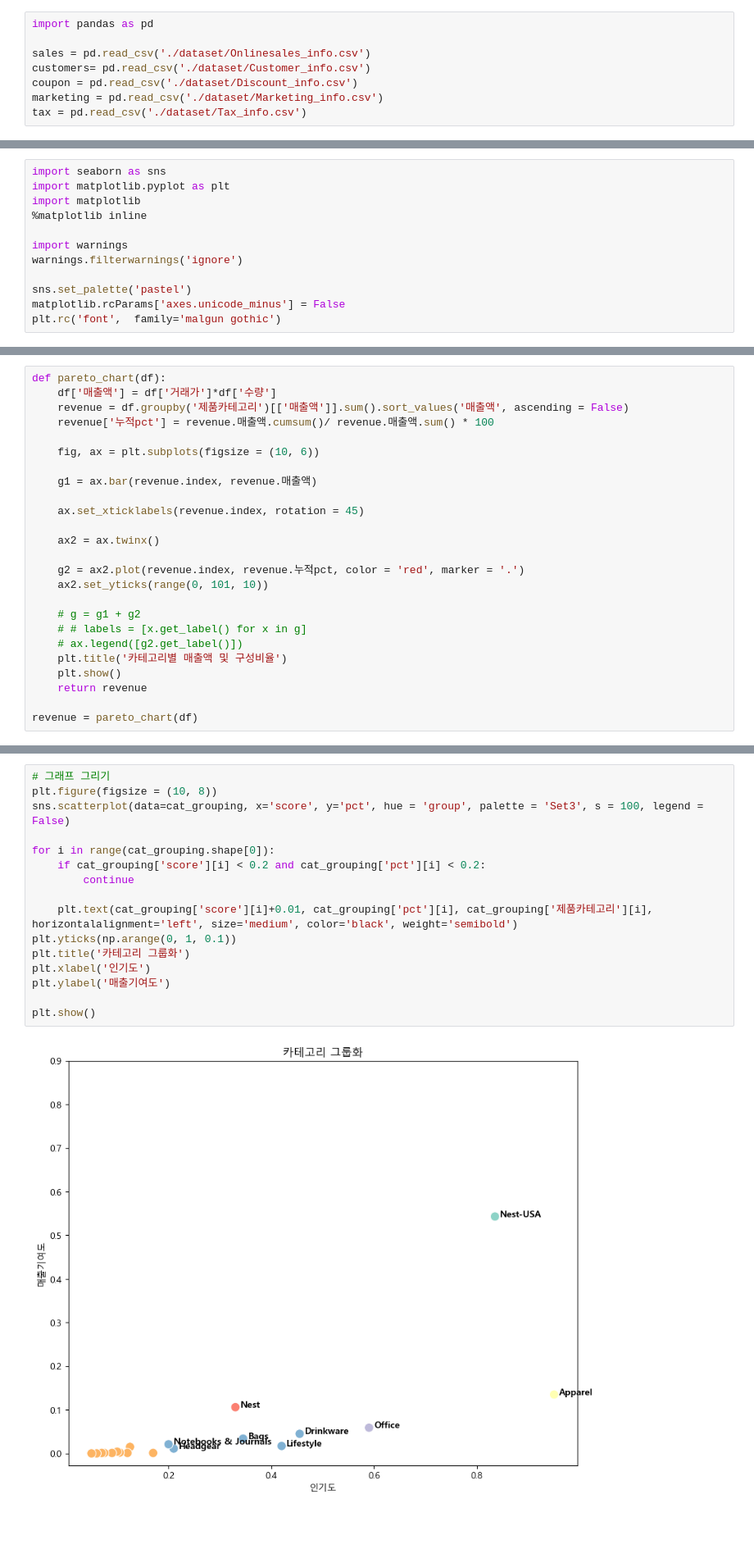
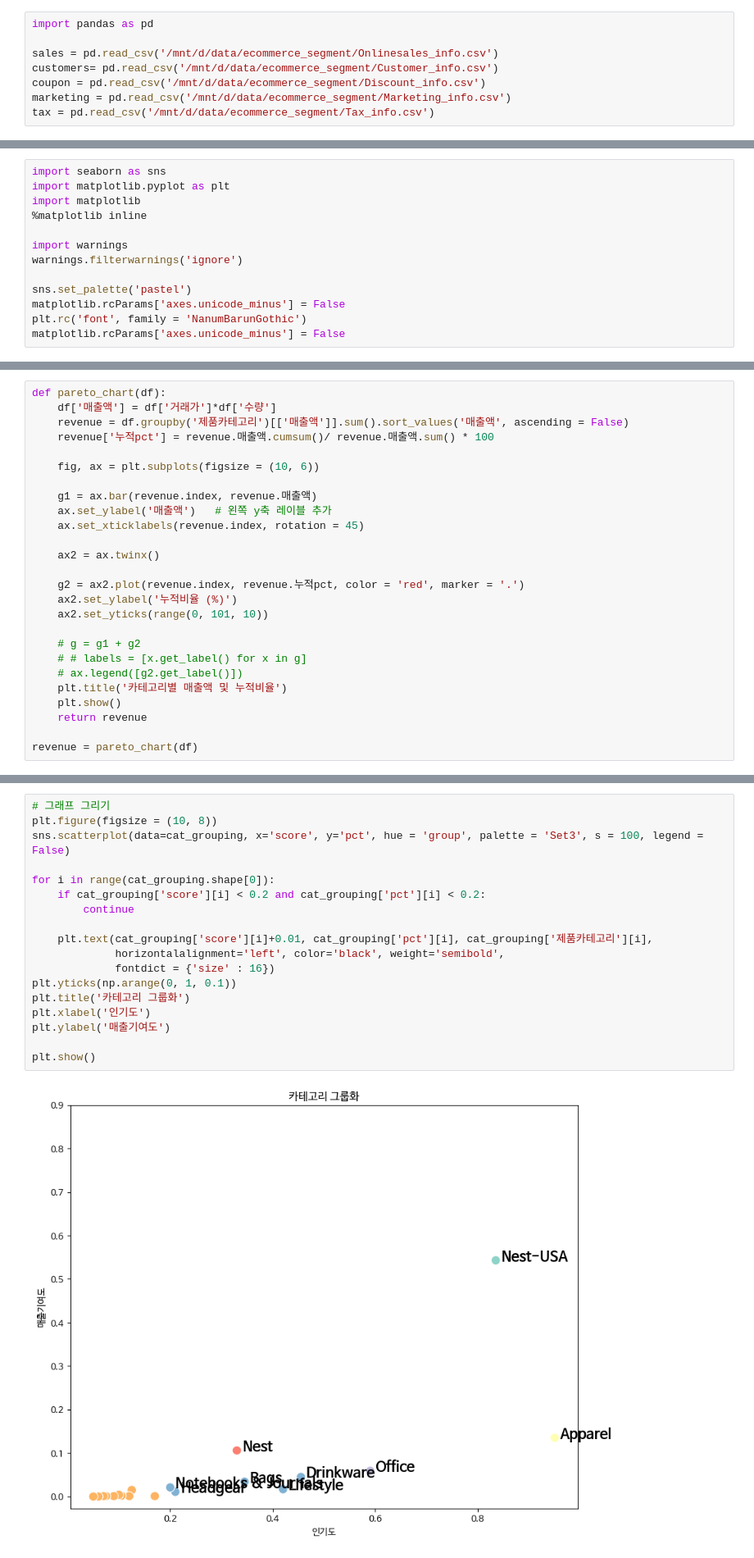
Before and after one commit to kimjaehyeonC/Dacon_customer_segment_analytics, a Jupyter notebook: ecommerce_finish.ipynb, the cells around one changed output, grey strips where cells are left out. Shown at 82% size. Saved outputs shown, nothing was run; the diff lists cells and outputs as text; blank space fills up the shorter version.

```diff
--- a/ecommerce_finish.ipynb
+++ b/ecommerce_finish.ipynb
@@ -8,11 +8,11 @@
 # %%
 import pandas as pd
 
-sales = pd.read_csv('./dataset/Onlinesales_info.csv')
-customers= pd.read_csv('./dataset/Customer_info.csv')
-coupon = pd.read_csv('./dataset/Discount_info.csv')
-marketing = pd.read_csv('./dataset/Marketing_info.csv')
-tax = pd.read_csv('./dataset/Tax_info.csv')
+sales = pd.read_csv('/mnt/d/data/ecommerce_segment/Onlinesales_info.csv')
+customers= pd.read_csv('/mnt/d/data/ecommerce_segment/Customer_info.csv')
+coupon = pd.read_csv('/mnt/d/data/ecommerce_segment/Discount_info.csv')
+marketing = pd.read_csv('/mnt/d/data/ecommerce_segment/Marketing_info.csv')
+tax = pd.read_csv('/mnt/d/data/ecommerce_segment/Tax_info.csv')
 # %% [markdown]
 ## 3. Data Check & Cleaning
 데이콘 제공데이터로, Null값이 존재하지 않고 sales 및 customer data 간 key id list가 일치한다.
@@ -143,7 +143,8 @@ warnings.filterwarnings('ignore')
 
 sns.set_palette('pastel')
 matplotlib.rcParams['axes.unicode_minus'] = False
-plt.rc('font',  family='malgun gothic')
+plt.rc('font', family = 'NanumBarunGothic')
+matplotlib.rcParams['axes.unicode_minus'] = False
 # %% [markdown]
 ### 1. Sales 데이터 확인
 # %% [markdown]
@@ -650,18 +667,19 @@ def pareto_chart(df):
     fig, ax = plt.subplots(figsize = (10, 6))
 
     g1 = ax.bar(revenue.index, revenue.매출액)
-
+    ax.set_ylabel('매출액')   # 왼쪽 y축 레이블 추가
     ax.set_xticklabels(revenue.index, rotation = 45)
 
     ax2 = ax.twinx()
 
     g2 = ax2.plot(revenue.index, revenue.누적pct, color = 'red', marker = '.')
+    ax2.set_ylabel('누적비율 (%)')
     ax2.set_yticks(range(0, 101, 10))
 
     # g = g1 + g2
     # # labels = [x.get_label() for x in g]
     # ax.legend([g2.get_label()])
-    plt.title('카테고리별 매출액 및 구성비율')
+    plt.title('카테고리별 매출액 및 누적비율')
     plt.show()
     return revenue
 
@@ -752,21 +770,23 @@ cat_grouping
 # %%
 # 그래프 그리기
 plt.figure(figsize = (10, 8))
 sns.scatterplot(data=cat_grouping, x='score', y='pct', hue = 'group', palette = 'Set3', s = 100, legend = False)
 
 for i in range(cat_grouping.shape[0]):
     if cat_grouping['score'][i] < 0.2 and cat_grouping['pct'][i] < 0.2:
         continue
 
-    plt.text(cat_grouping['score'][i]+0.01, cat_grouping['pct'][i], cat_grouping['제품카테고리'][i], horizontalalignment='left', size='medium', color='black', weight='semibold')
+    plt.text(cat_grouping['score'][i]+0.01, cat_grouping['pct'][i], cat_grouping['제품카테고리'][i],
+             horizontalalignment='left', color='black', weight='semibold',
+             fontdict = {'size' : 16})
 plt.yticks(np.arange(0, 1, 0.1))
 plt.title('카테고리 그룹화')
 plt.xlabel('인기도')
 plt.ylabel('매출기여도')
 
 plt.show()
 # %% [output]
-[figure, old version]
+[figure, new version]
 # %% [markdown]
 유저별로 6개의 그룹중 어떤 그룹의 제품을 주로 구매하는지 파악한다.
 각 유저별로 각 그룹에 해당하는 제품을 몇번씩 거래했는지 빈도를 파악한 후 최빈값을 주 구매 제품군으로 정의한다.
```
Also changed, not shown: parts of 23 cells of this notebook.
